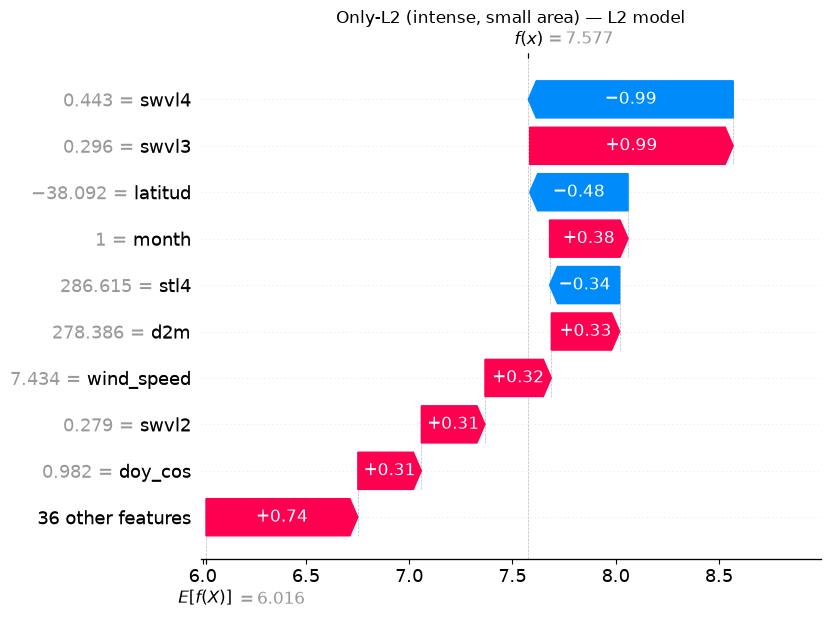
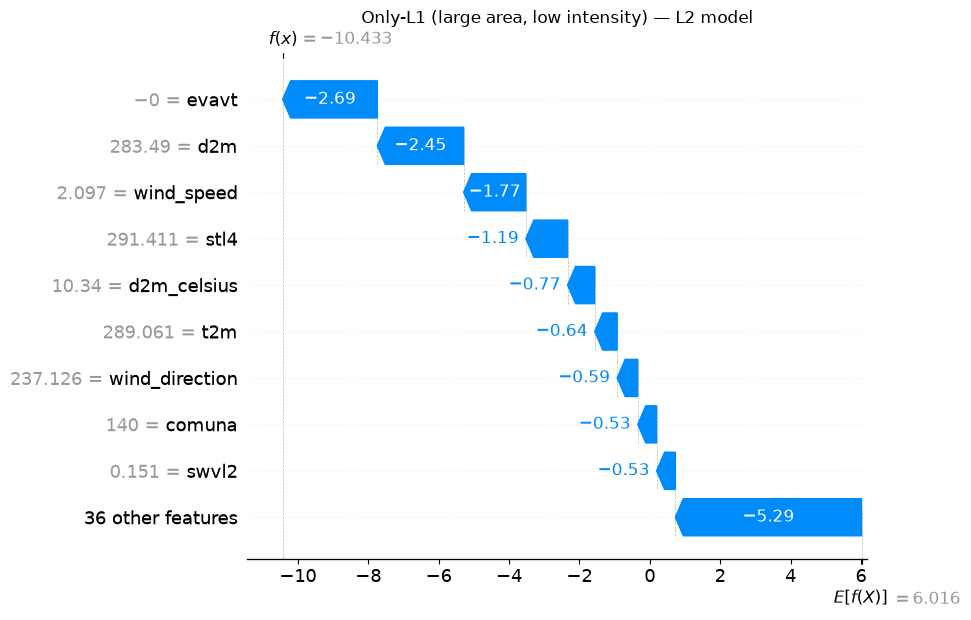
The change to this notebook cell's code, shown as a diff; its figure went from the first image to the second:
--- before
+++ after
@@ -7,18 +7,21 @@
 shap.plots.waterfall(expl_l1[agree], max_display=10, show=False)
 plt.title("Agreement (L1+ & L2+) — L1 model")
-#shap_legend(top_feats(expl_l1.values[agree], 10));
 plt.show()
 shap.plots.waterfall(expl_l2[agree], max_display=10, show=False)
 plt.title("Agreement (L1+ & L2+) — L2 model")
-#shap_legend(top_feats(expl_l2.values[agree], 10));
 plt.show()
 
-# disagreement cases explained by the model that flags them
+# disagreement cases, each explained by BOTH models
 shap.plots.waterfall(expl_l1[only_l1], max_display=10, show=False)
 plt.title("Only-L1 (large area, low intensity) — L1 model")
-#shap_legend(top_feats(expl_l1.values[only_l1], 10));
+plt.show()
+shap.plots.waterfall(expl_l2[only_l1], max_display=10, show=False)
+plt.title("Only-L1 (large area, low intensity) — L2 model")
+plt.show()
+
+shap.plots.waterfall(expl_l1[only_l2], max_display=10, show=False)
+plt.title("Only-L2 (intense, small area) — L1 model")
 plt.show()
 shap.plots.waterfall(expl_l2[only_l2], max_display=10, show=False)
 plt.title("Only-L2 (intense, small area) — L2 model")
-#shap_legend(top_feats(expl_l2.values[only_l2], 10));
 plt.show()

Commit: docs(modeling): sincroniza textos del proxy test con outputs/paper